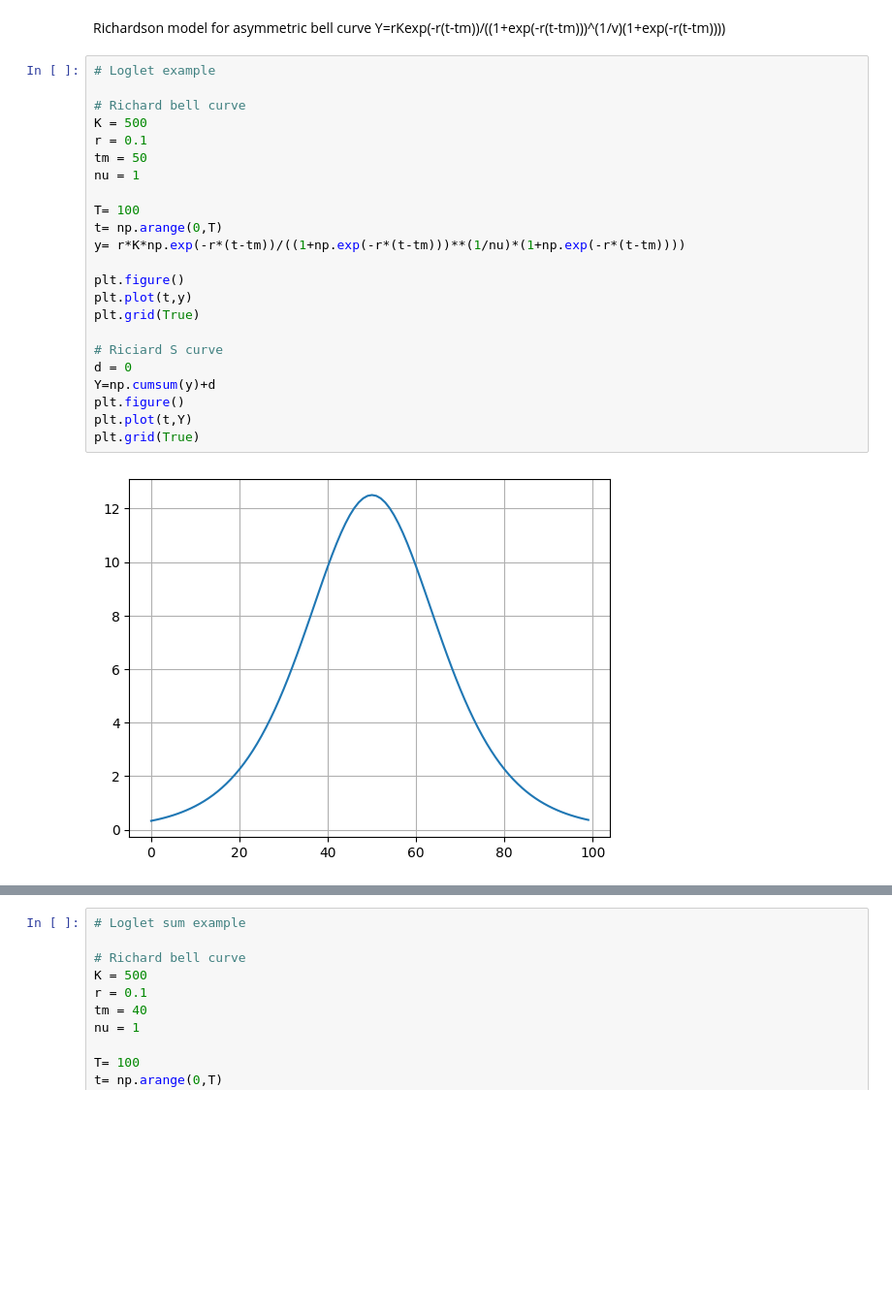
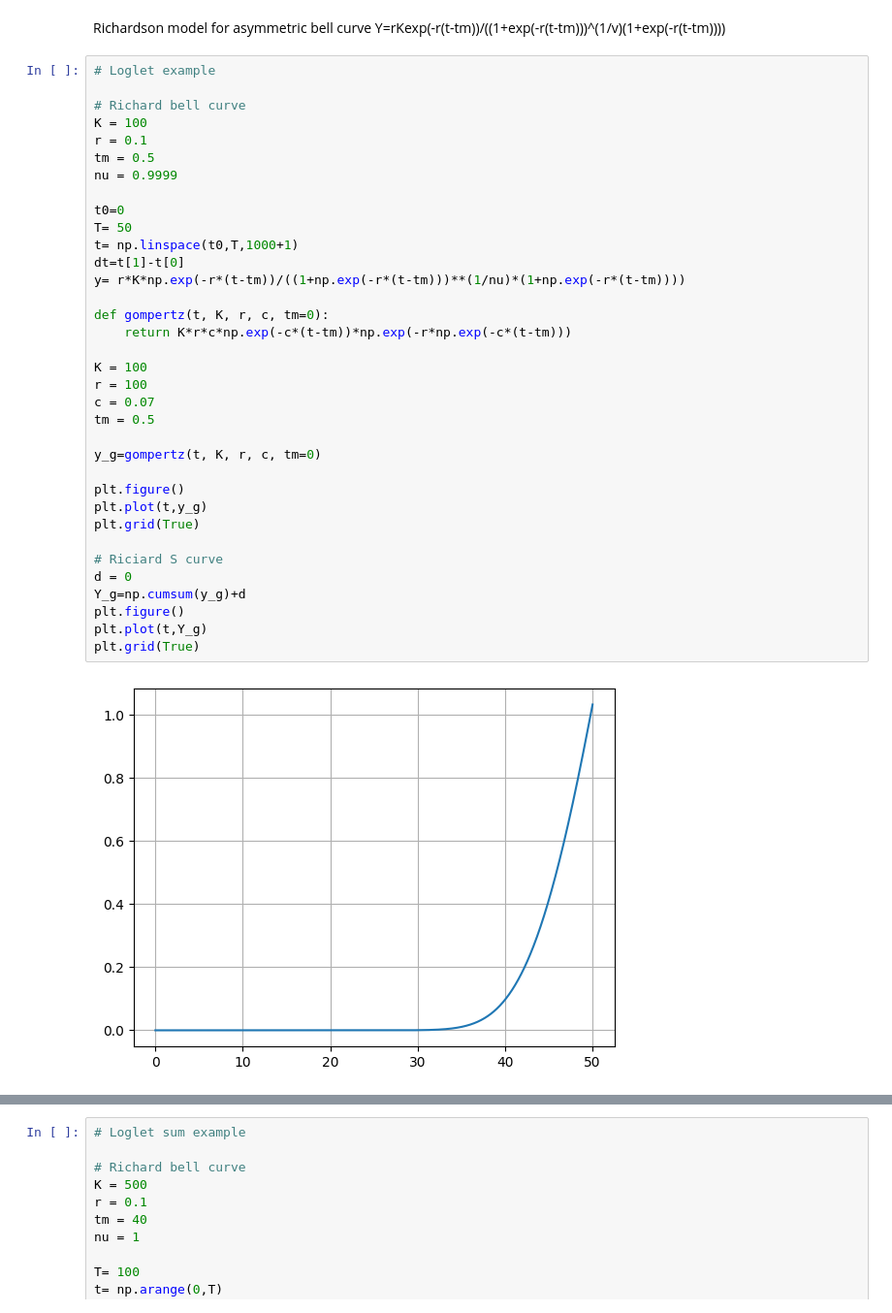
Before and after one commit to Adrianominora/Wave, a Jupyter notebook: script/Loglet.ipynb, the cells around one changed output, grey strips where cells are left out. Shown: that part at 97% size. Saved outputs shown, nothing was run; the diff lists cells and outputs as text; blank space fills up the shorter version.

```diff
--- a/script/Loglet.ipynb
+++ b/script/Loglet.ipynb
@@ -9,25 +9,37 @@ Y=rKexp(-r(t-tm))/((1+exp(-r(t-tm)))^(1/v)(1+exp(-r(t-tm))))
 # %%
 # Loglet example
 
 # Richard bell curve
-K = 500
+K = 100
 r = 0.1
-tm = 50
-nu = 1
+tm = 0.5
+nu = 0.9999
 
-T= 100
-t= np.arange(0,T)
+t0=0
+T= 50
+t= np.linspace(t0,T,1000+1)
+dt=t[1]-t[0]
 y= r*K*np.exp(-r*(t-tm))/((1+np.exp(-r*(t-tm)))**(1/nu)*(1+np.exp(-r*(t-tm))))
 
+def gompertz(t, K, r, c, tm=0):
+    return K*r*c*np.exp(-c*(t-tm))*np.exp(-r*np.exp(-c*(t-tm)))
+
+K = 100
+r = 100
+c = 0.07
+tm = 0.5
+
+y_g=gompertz(t, K, r, c, tm=0)
+
 plt.figure()
-plt.plot(t,y)
+plt.plot(t,y_g)
 plt.grid(True)
 
 # Riciard S curve
 d = 0
-Y=np.cumsum(y)+d
+Y_g=np.cumsum(y_g)+d
 plt.figure()
-plt.plot(t,Y)
+plt.plot(t,Y_g)
 plt.grid(True)
 # %% [output]
-[figure, old version]
+[figure, new version]
```
Also changed, not shown: parts of 4 cells of this notebook, 3 other files.
